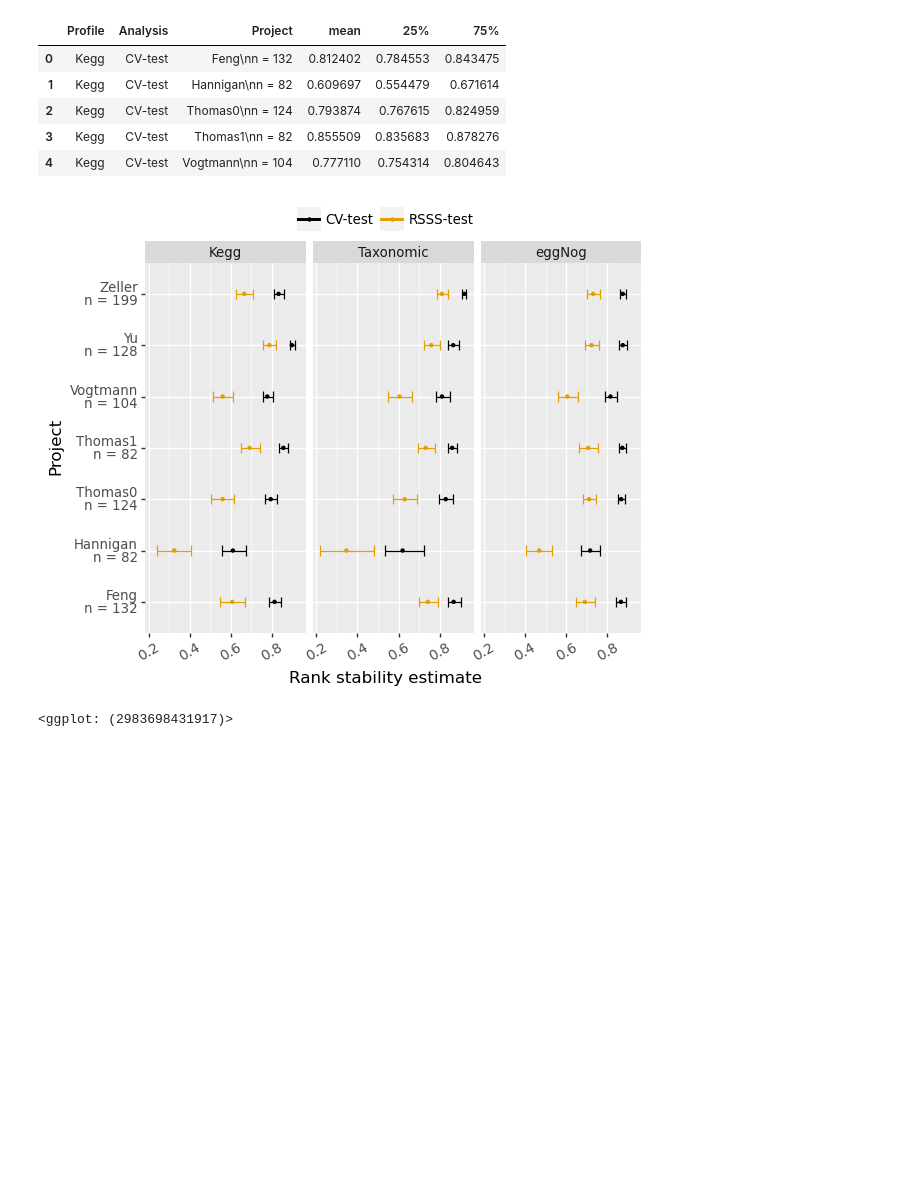
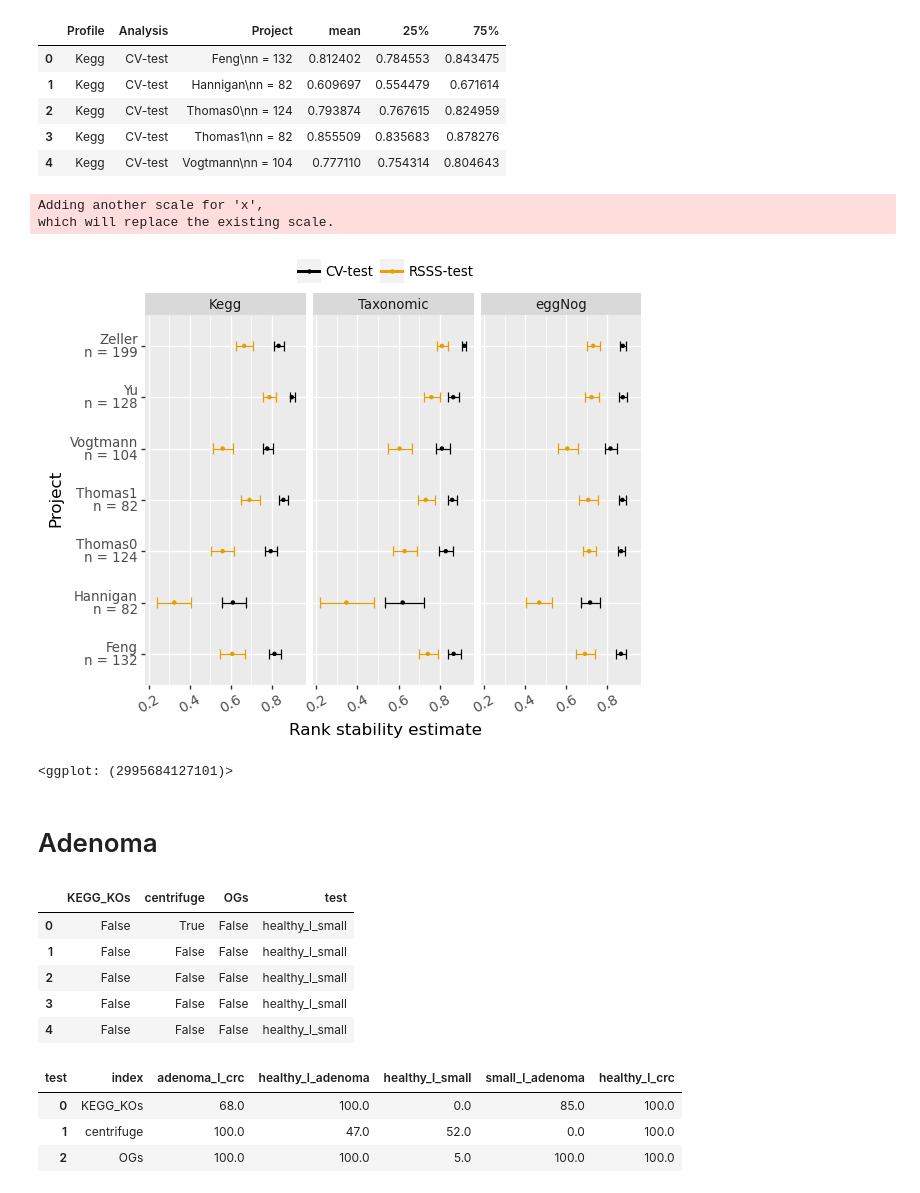
Before and after one commit to babelomics/metagenomic-crc, a Jupyter notebook: machine_learning/plot_results.ipynb, the cells around one changed output. Saved outputs shown, nothing was run; the diff lists cells and outputs as text; code cells hidden in the pictures; blank space fills up the shorter version.

```diff
--- a/machine_learning/plot_results.ipynb
+++ b/machine_learning/plot_results.ipynb
@@ -1068,10 +1062,63 @@ g = (
 )
 
 g.save(results_path.joinpath("combined", f"crc_{fname}_analysis.pdf"))
-g.save(project_path.joinpath("figures", f"crc_{fname}_analysis.svg"))
 g.save(results_path.joinpath("combined", f"crc_{fname}_analysis.svg"))
 g.save(results_path.joinpath("combined", f"crc_{fname}_analysis.png"), dpi=300)
+g.save(project_path.joinpath("figures", f"crc_{fname}_analysis.png"), dpi=300)
+g.save(project_path.joinpath("figures", f"crc_{fname}_analysis.svg"))
+g.save(project_path.joinpath("figures", f"crc_{fname}_analysis.pdf"))
 g
 # %% [output]
+Adding another scale for 'x',
+which will replace the existing scale.
 [figure]
-<ggplot: (2983698431917)>
+<ggplot: (2995684127101)>
+# %% [markdown]
+# Adenoma
+# %%
+results = {}
+condition = "CRC"
+for profile_name in ["KEGG_KOs", "centrifuge", "OGs"]:
+    name = f"{condition}_{profile_name}_adenoma_mwtest.jbl"
+#     path = results_path.joinpath(f"{condition}_{profile_name}_results".lower(), name)
+    path = results_path.joinpath(f"{condition.lower()}_{profile_name.lower()}_results", name)
+    if profile_name == "kcentrifuge":
+        results[profile_name] = adenoma_mwtest
+    else:
+        results[profile_name] = joblib.load(path)
+# %%
+test = "healthy_l_adenoma"
+dfs = []
+alpha_sig = 0.05
+
+for test in results[list(results.keys())[0]].keys():
+    if test == "small_l_healthy":
+        continue
+    df = pd.DataFrame()
+    for profile_name in results.keys():
+        try:
+            df[profile_name] = [x[-1] for x in results[profile_name][test]]
+            df[profile_name]  = df[profile_name] < alpha_sig
+        except:
+            df[profile_name] = np.nan
+    df["test"] = test
+    dfs.append(df)
+
+df = pd.concat(dfs, axis=0)
+df.head()
+# %% [output]
+|  | KEGG_KOs | centrifuge | OGs | test |
+| 0 | False | True | False | healthy_l_small |
+| 1 | False | False | False | healthy_l_small |
+| 2 | False | False | False | healthy_l_small |
+| 3 | False | False | False | healthy_l_small |
+| 4 | False | False | False | healthy_l_small |
+# %%
+df = df.groupby("test").agg(sum).T.reset_index()
+df["healthy_l_crc"] = 100.0
+df
+# %% [output]
+| test | index | adenoma_l_crc | healthy_l_adenoma | healthy_l_small | small_l_adenoma | healthy_l_crc |
+| 0 | KEGG_KOs | 68.0 | 100.0 | 0.0 | 85.0 | 100.0 |
+| 1 | centrifuge | 100.0 | 47.0 | 52.0 | 0.0 | 100.0 |
+| 2 | OGs | 100.0 | 100.0 | 5.0 | 100.0 | 100.0 |
```
Also changed, not shown: parts of 24 cells of this notebook, 25 other files.
